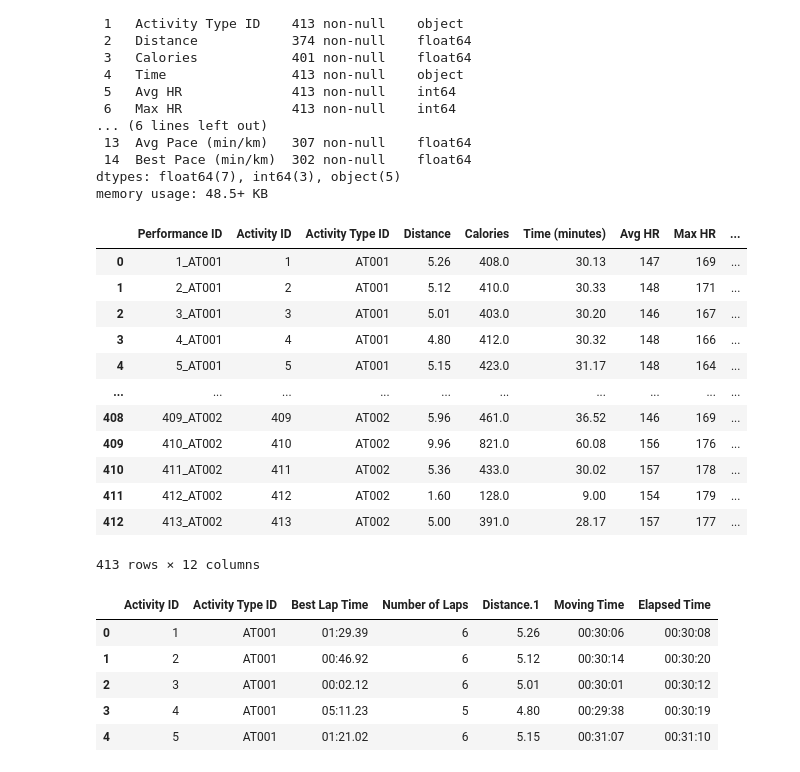
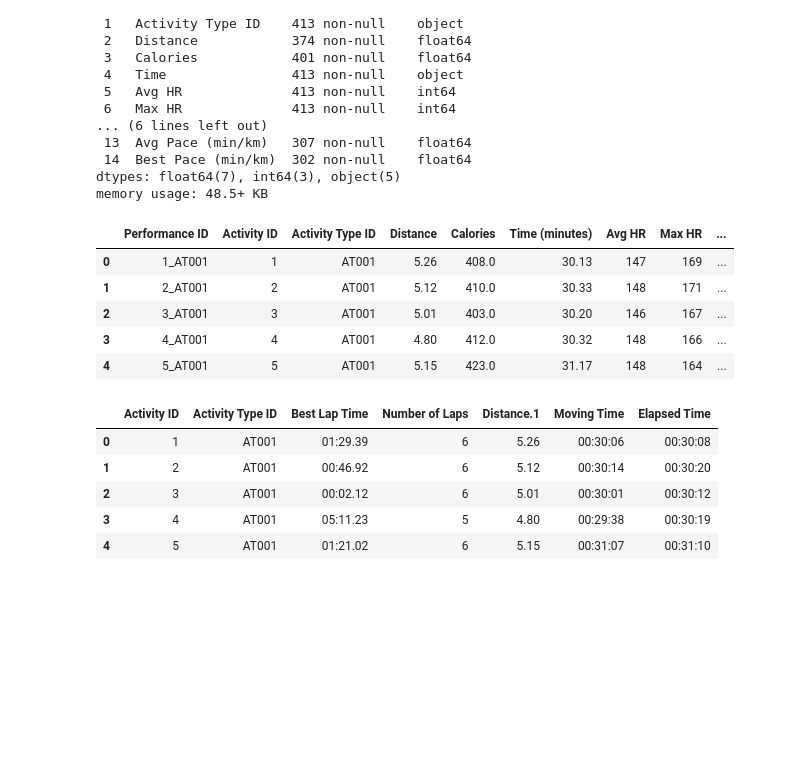
Before and after one commit to bernardtse/garmin-data-engineering, a Jupyter notebook: notebooks/etl_test.ipynb, the cells around one changed output. Saved outputs shown, nothing was run; the diff lists cells and outputs as text; code cells hidden in the pictures; blank space fills up the shorter version.

```diff
--- a/notebooks/etl_test.ipynb
+++ b/notebooks/etl_test.ipynb
@@ -351,21 +346,14 @@ dtypes: float64(7), int64(3), object(5)
 memory usage: 48.5+ KB
 # %%
 performance_metrics_df = performance_metrics_df[['Performance ID','Activity ID', 'Activity Type ID', 'Distance','Calories', 'Time (minutes)', 'Avg HR', 'Max HR', 'Aerobic TE', 'Avg Run Cadence', 'Avg Pace (min/km)', 'Best Pace (min/km)']]
-performance_metrics_df
+performance_metrics_df.head()
 # %% [output]
 |  | Performance ID | Activity ID | Activity Type ID | Distance | Calories | Time (minutes) | Avg HR | Max HR | ... |
 | 0 | 1_AT001 | 1 | AT001 | 5.26 | 408.0 | 30.13 | 147 | 169 | ... |
 | 1 | 2_AT001 | 2 | AT001 | 5.12 | 410.0 | 30.33 | 148 | 171 | ... |
 | 2 | 3_AT001 | 3 | AT001 | 5.01 | 403.0 | 30.20 | 146 | 167 | ... |
 | 3 | 4_AT001 | 4 | AT001 | 4.80 | 412.0 | 30.32 | 148 | 166 | ... |
 | 4 | 5_AT001 | 5 | AT001 | 5.15 | 423.0 | 31.17 | 148 | 164 | ... |
-| ... | ... | ... | ... | ... | ... | ... | ... | ... | ... |
-| 408 | 409_AT002 | 409 | AT002 | 5.96 | 461.0 | 36.52 | 146 | 169 | ... |
-| 409 | 410_AT002 | 410 | AT002 | 9.96 | 821.0 | 60.08 | 156 | 176 | ... |
-| 410 | 411_AT002 | 411 | AT002 | 5.36 | 433.0 | 30.02 | 157 | 178 | ... |
-| 411 | 412_AT002 | 412 | AT002 | 1.60 | 128.0 | 9.00 | 154 | 179 | ... |
-| 412 | 413_AT002 | 413 | AT002 | 5.00 | 391.0 | 28.17 | 157 | 177 | ... |
-413 rows × 12 columns
 # %%
 # Export Performance Metrics to csv
 performance_metrics_df.to_csv('../data/processed/performance_metrics.csv', encoding='utf8',index=False)
```
Also changed, not shown: parts of 16 cells of this notebook, 1 other file.
